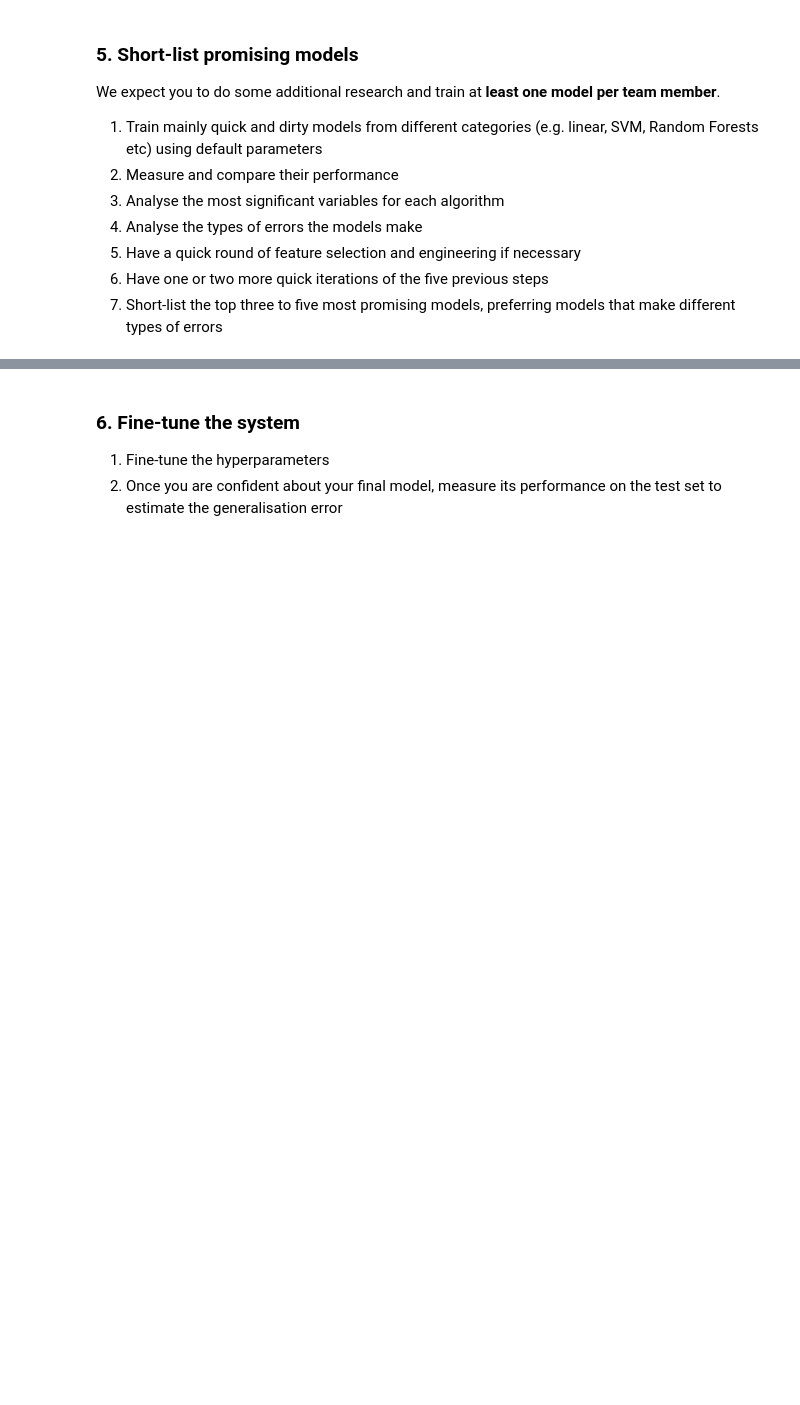
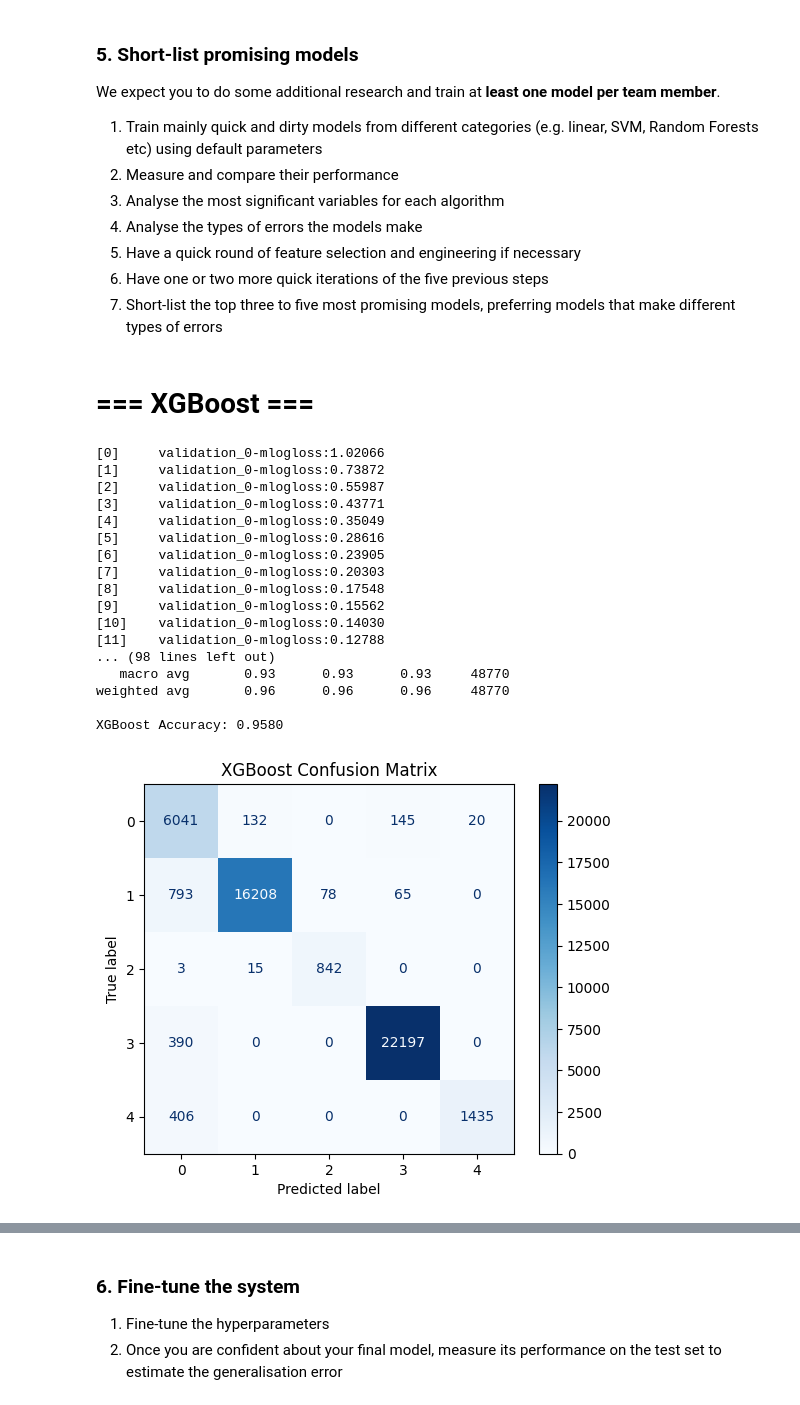
Before and after one commit to FuLLeNN/MLA1-A7, a Jupyter notebook: 7. Final Group Project.ipynb, the cells around one changed output, grey strips where cells are left out. Saved outputs shown, nothing was run; the diff lists cells and outputs as text; code cells hidden in the pictures; blank space fills up the shorter version.

```diff
--- a/7. Final Group Project.ipynb
+++ b/7. Final Group Project.ipynb
@@ -495,0 +503,49 @@ We expect you to do some additional research and train at **least one model per
+# %% [markdown]
+# === XGBoost ===
+# %%
+# === XGBoost ===
+xgb_clf = xgb.XGBClassifier(objective='multi:softmax', num_class=6, eval_metric='mlogloss')
+xgb_clf.fit(X_train, y_train, eval_set=[(X_val, y_val)], verbose=True)
+
+# Predictions
+xgb_preds = xgb_clf.predict(X_test)
+print("XGBoost Classification Report:")
+print(classification_report(y_test, xgb_preds))
+
+
+
+# Accuracy Score
+xgb_accuracy = accuracy_score(y_test, xgb_preds)
+print(f"XGBoost Accuracy: {xgb_accuracy:.4f}")
+
+# Confusion Matrix
+xgb_cm = confusion_matrix(y_test, xgb_preds)
+disp = ConfusionMatrixDisplay(confusion_matrix=xgb_cm, display_labels=xgb_clf.classes_)
+disp.plot(cmap='Blues')
+plt.title("XGBoost Confusion Matrix")
+plt.show()
+
+xgb_importance = xgb_clf.feature_importances_
+plt.barh(X.columns, xgb_importance)
+plt.xlabel('Feature Importance')
+plt.title('XGBoost Feature Importance')
+plt.show()
+# %% [output]
+[0]     validation_0-mlogloss:1.02066
+[1]     validation_0-mlogloss:0.73872
+[2]     validation_0-mlogloss:0.55987
+[3]     validation_0-mlogloss:0.43771
+[4]     validation_0-mlogloss:0.35049
+[5]     validation_0-mlogloss:0.28616
+[6]     validation_0-mlogloss:0.23905
+[7]     validation_0-mlogloss:0.20303
+[8]     validation_0-mlogloss:0.17548
+[9]     validation_0-mlogloss:0.15562
+[10]    validation_0-mlogloss:0.14030
+[11]    validation_0-mlogloss:0.12788
+... (98 lines left out)
+   macro avg       0.93      0.93      0.93     48770
+weighted avg       0.96      0.96      0.96     48770
+
+XGBoost Accuracy: 0.9580
+[figure, added]
```
Also changed, not shown: parts of 15 cells of this notebook.
